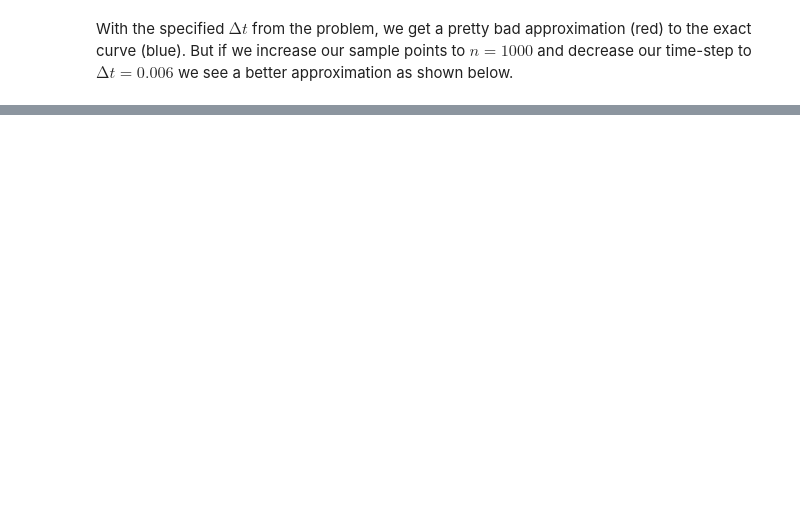
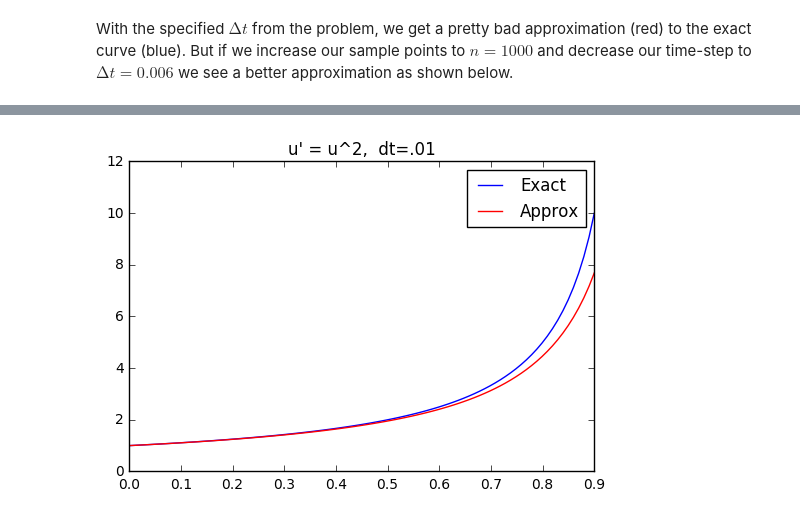
Before and after one commit to chapman-phys220-2016f/cw-07-saktill, a Jupyter notebook: cw07.ipynb, the cells around one changed output, grey strips where cells are left out. Cells and saved outputs as stored; diff of their text form; code cells hidden in the pictures; blank space fills up the shorter version.

```diff
--- a/cw07.ipynb
+++ b/cw07.ipynb
@@ -45,0 +64,10 @@ plt.show()
+# %%
+lExact = node.solve(2,.01)
+lApprox = node.numSolve(2,.01)
+plt.plot(lExact[0],lExact[1],'b-')
+plt.plot(lApprox[0],lApprox[1],'r-')
+plt.legend(['Exact','Approx'])
+plt.title("u' = u^2,  dt=.01")
+plt.show()
+# %% [output]
+[figure, added]
```
Also changed, not shown: parts of 9 cells of this notebook, 2 other files.
